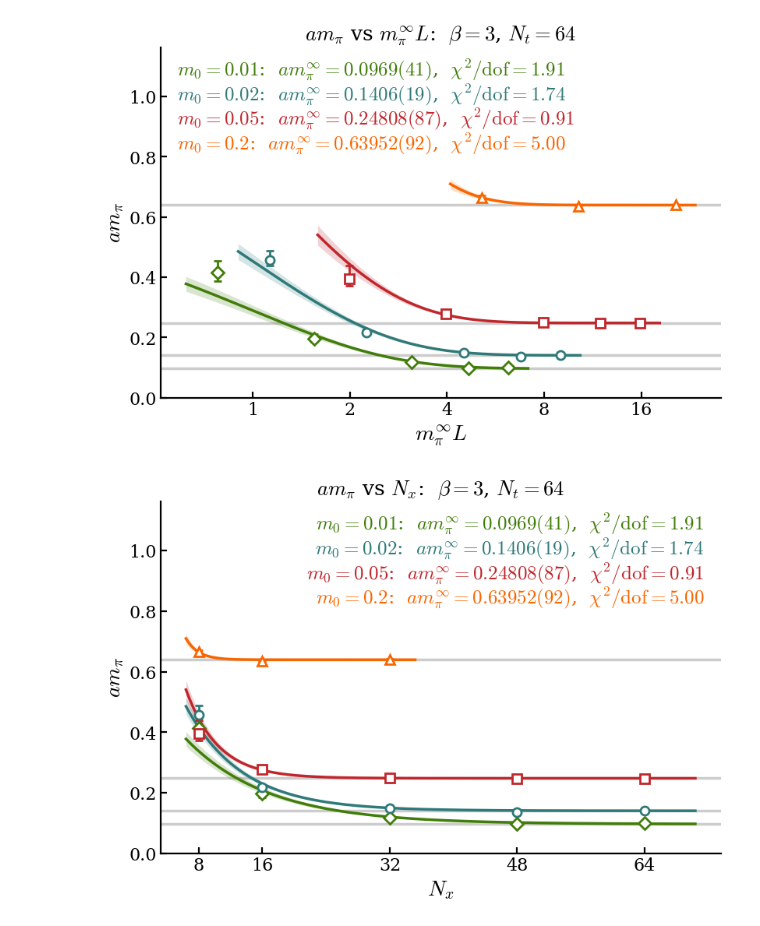
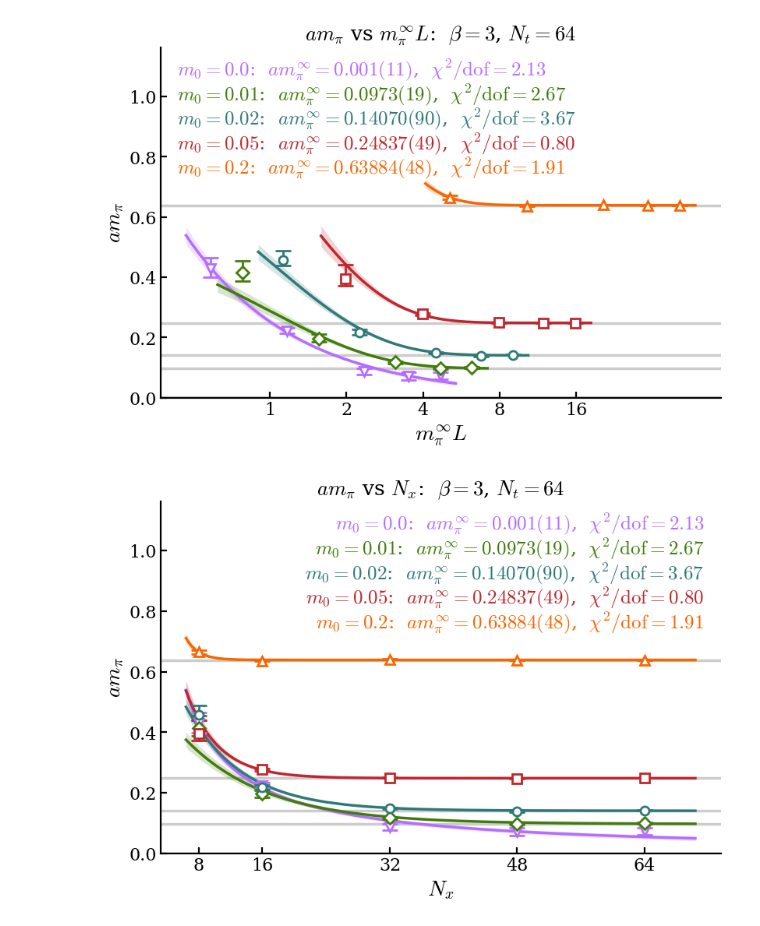
Before and after one commit to wurdahl/schwingerModel, a Jupyter notebook: finiteVolume.ipynb, the cells around one changed output. Saved outputs shown, nothing was run; the diff lists cells and outputs as text; code cells hidden in the pictures.

Commit message:
even odd preconditioning and zero mass plots

```diff
--- a/finiteVolume.ipynb
+++ b/finiteVolume.ipynb
@@ -76,10 +84,21 @@ pionPrinCorrels = {m0: [o for (mm, _), o in zip(flat, flatOut) if mm == m0] for
 # window across all five volumes is the defensible choice: a window that varies
 # with L would fake exactly the L-dependence the finite-volume fit measures.
 # That ~9% is a systematic on the m=0.01 asymptote, not covered by the error bar.
-fitTs = {"0.01": [[7,26]]*5,
+#
+# m=0.0 keeps [7,26] (same lighter-than-light logic as m=0.01). Checked against
+# [12,30] (2026-08-12): c = 3.45(12)->3.76(39), plateau 0.075(12)->0.084(33) —
+# stable within errors, but the late window triples the errors and loses the
+# c/L-vs-plateau discrimination (chi2 0.37 vs 0.33 there; 1.67 vs 5.55 here).
+# The high Nx=64 point (aM ticks UP from Nx=48) survives both windows: it is in
+# the data, not the window — see the ratio-to-fit panel before trusting it.
+# check its ratio-to-fit panel before trusting the numbers at face value. Its
+# window list follows len(Nxs["0.0"]) so the Nx=64 box joins automatically.
+# m=0.2's new 48/64 boxes inherit its [7,30] (heavy mass, same signal range).
+fitTs = {"0.0":  [[7,26]]*len(Nxs["0.0"]),
+         "0.01": [[7,26]]*5,
          "0.02": [[7,30]]*5,
          "0.05": [[7,30]]*5,
-         "0.2":  [[7,30]]*3}
+         "0.2":  [[7,30]]*5}
 
 flatM = [(m0, i) for m0 in m0s for i in range(len(Nxs[m0]))]
 flatMasses = Parallel(n_jobs=len(flatM))(
@@ -147,7 +168,17 @@ sp.setStyle()      # hand-rolled figure: apply the house style explicitly
 def fvModel(L, mInf, A):
     return mInf + A * np.exp(-mInf * L)
 
-massStyle = {"0.01": (sp.JLab_green, "D"), "0.02": (sp.JLab_blue, "o"),
+# the chiral series can't use that form: at m0 = 0 the volume dependence is the
+# box momentum, so fit m_inf + c/L there — m_inf is then a direct asymptote
+# estimate with the right functional form (the plateau form gave 0.075(13) with
+# chi2/dof 5.5, an artifact of forcing an exponential onto 1/L data).
+def fvModelChiral(L, mInf, c):
+    return mInf + c / L
+
+fvModels = {m0: (fvModelChiral if m0 == "0.0" else fvModel) for m0 in m0s}
+
+massStyle = {"0.0": (sp.lavender_violet, "v"),
+             "0.01": (sp.JLab_green, "D"), "0.02": (sp.JLab_blue, "o"),
              "0.05": (sp.JLab_red, "s"), "0.2":  (sp.JLab_orange, "^")}
 fits = {}
 fvChi2 = {}        # per-mass (chi2, dof) for the finite-volume fit, shown in the labels
@@ -161,51 +192,59 @@ for m0 in m0s:
     errRows = np.array([pm[1][:, 0, 0] for pm in pionMasses[m0]]).T   # (2, n): [high-c, c-low]
     sigma = np.max(np.clip(errRows, 1e-12, None), axis=0)             # symmetrized for the fit
 
-    popt, pcov = curve_fit(fvModel, Ls, aM, p0=(aM[-1], 1.0), sigma=sigma, absolute_sigma=True)
+    model = fvModels[m0]
+    p0 = (0.0, aM[0] * Ls[0]) if m0 == "0.0" else (aM[-1], 1.0)
+    popt, pcov = curve_fit(model, Ls, aM, p0=p0, sigma=sigma, absolute_sigma=True)
     mInf, dmInf = popt[0], np.sqrt(pcov[0, 0])
     fits[m0] = (popt, pcov)
 
     # same residuals the fit minimised, so chi2 matches what curve_fit saw
-    fvChi2[m0] = (float((((aM - fvModel(Ls, *popt)) / sigma) ** 2).sum()), len(Ls) - 2)
+    fvChi2[m0] = (float((((aM - model(Ls, *popt)) / sigma) ** 2).sum()), len(Ls) - 2)
+
+    # massless series: m_inf ~ 0 would collapse the x positions onto the
+    # log-scale origin, so scale its x by the measured mass at the LARGEST
+    # box instead (the best stand-in for the infinite-volume normalisation).
+    # Every other series keeps its own fitted asymptote.
+    xM = aM[-1] if m0 == "0.0" else mInf
 
     Lgrid = np.linspace(0.8 * Ls[0], 1.15 * Ls[-1], 400)
     draws = np.random.default_rng(0).multivariate_normal(popt, pcov, size=1000)
-    bandLo, bandHi = np.percentile(np.array([fvModel(Lgrid, *d) for d in draws]), [16, 84], axis=0)
+    bandLo, bandHi = np.percentile(np.array([model(Lgrid, *d) for d in draws]), [16, 84], axis=0)
 
     ax.axhline(mInf, color=sp.GREY, lw=sp.LW, zorder=0)               # fitted asymptote
-    ax.fill_between(mInf * Lgrid, bandLo, bandHi, color=color, alpha=0.20, lw=0, zorder=1)
-    ax.plot(mInf * Lgrid, fvModel(Lgrid, *popt), color=color, lw=sp.LW, zorder=2)
-    ax.errorbar(mInf * Ls, aM, yerr=np.clip(errRows, 0, None)[::-1],
+    ax.fill_between(xM * Lgrid, bandLo, bandHi, color=color, alpha=0.20, lw=0, zorder=1)
+    ax.plot(xM * Lgrid, model(Lgrid, *popt), color=color, lw=sp.LW, zorder=2)
+    ax.errorbar(xM * Ls, aM, yerr=np.clip(errRows, 0, None)[::-1],
                 marker=marker, color=color, mec=color, **sp.eb_kw)
 
 ax.set_xscale("log")
 ax.set_xticks([1, 2, 4, 8, 16])
 ax.set_xticklabels(["1", "2", "4", "8", "16"])
 ax.minorticks_off()
 # headroom: the labels now carry chi2/dof as well, and they sit top-left. 1.75x
 # the largest point lifts the whole block clear of the m=0.2 curve, which is the
 # highest thing on the axes (1.4x used to put the bottom label right on it).
 ax.set_ylim(0, 1.75 * max(pm[0][0, 0] for m0 in m0s for pm in pionMasses[m0]))
 ax.set_xlabel(r"$m_\pi^\infty L$")
 ax.set_ylabel(r"$a m_\pi$")
 
 # labels on the LEFT: every series flattens onto its asymptote at large
 # m_pi^inf * L, so the plateaux all live on the right-hand side. With the extra
 # headroom above they clear every curve vertically, so their width is free.
 for j, m0 in enumerate(m0s):
     (popt, pcov), color = fits[m0], massStyle[m0][0]
     c2, dof = fvChi2[m0]
     ax.text(0.03, 0.90 - 0.070 * j,
             rf"$m_0 = {m0}$:  $a m_\pi^\infty = {sp.fmtErr(popt[0], np.sqrt(pcov[0, 0]))}$,  "
             rf"$\chi^2/\mathrm{{dof}} = {c2 / dof:.2f}$",
             color=color, ha="left", va="bottom", transform=ax.transAxes,
             fontsize=18, zorder=5, bbox=sp.TEXTBOX)
 
 ax.set_title(rf"$am_\pi$ vs $m_\pi^\infty L$:  $\beta = {beta:g}$, $N_t = {Nt}$")
 
 fig.savefig(f"figs/pionMassVsMpiL_beta{beta:g}_m{'-'.join(m0s)}_Nt{Nt}.pdf")
 # %% [output]
-[figure, old version]
+[figure, new version]
 # %%
 # Same fits, x-axis in lattice sites: the masses share x positions wherever they
 # share a volume, so this view compares the raw boxes directly (the mpi*L view
@@ -224,11 +263,11 @@ for m0 in m0s:
 
     Lgrid = np.linspace(0.8 * Ls[0], 1.1 * Ls[-1], 400)
     draws = np.random.default_rng(0).multivariate_normal(popt, pcov, size=1000)
-    bandLo, bandHi = np.percentile(np.array([fvModel(Lgrid, *d) for d in draws]), [16, 84], axis=0)
+    bandLo, bandHi = np.percentile(np.array([fvModels[m0](Lgrid, *d) for d in draws]), [16, 84], axis=0)
 
     ax.axhline(mInf, color=sp.GREY, lw=sp.LW, zorder=0)              # fitted asymptote
     ax.fill_between(Lgrid, bandLo, bandHi, color=color, alpha=0.20, lw=0, zorder=1)
-    ax.plot(Lgrid, fvModel(Lgrid, *popt), color=color, lw=sp.LW, zorder=2)
+    ax.plot(Lgrid, fvModels[m0](Lgrid, *popt), color=color, lw=sp.LW, zorder=2)
     ax.errorbar(Ls, aM, yerr=np.clip(errRows, 0, None)[::-1],
                 marker=marker, color=color, mec=color, **sp.eb_kw)
 
@@ -252,7 +291,7 @@ ax.set_title(rf"$am_\pi$ vs $N_x$:  $\beta = {beta:g}$, $N_t = {Nt}$")
 
 fig.savefig(f"figs/pionMassVsNx_beta{beta:g}_m{'-'.join(m0s)}_Nt{Nt}.pdf")
 # %% [output]
-[figure, old version]
+[figure, new version]
 # %%
 # Chiral behaviour: the infinite-volume pion mass against the BARE quark mass.
 # No residual-mass correction — with domain wall at N5=16 the true quark mass is
```
Also changed, not shown: parts of 5 cells of this notebook, 44 other files.
